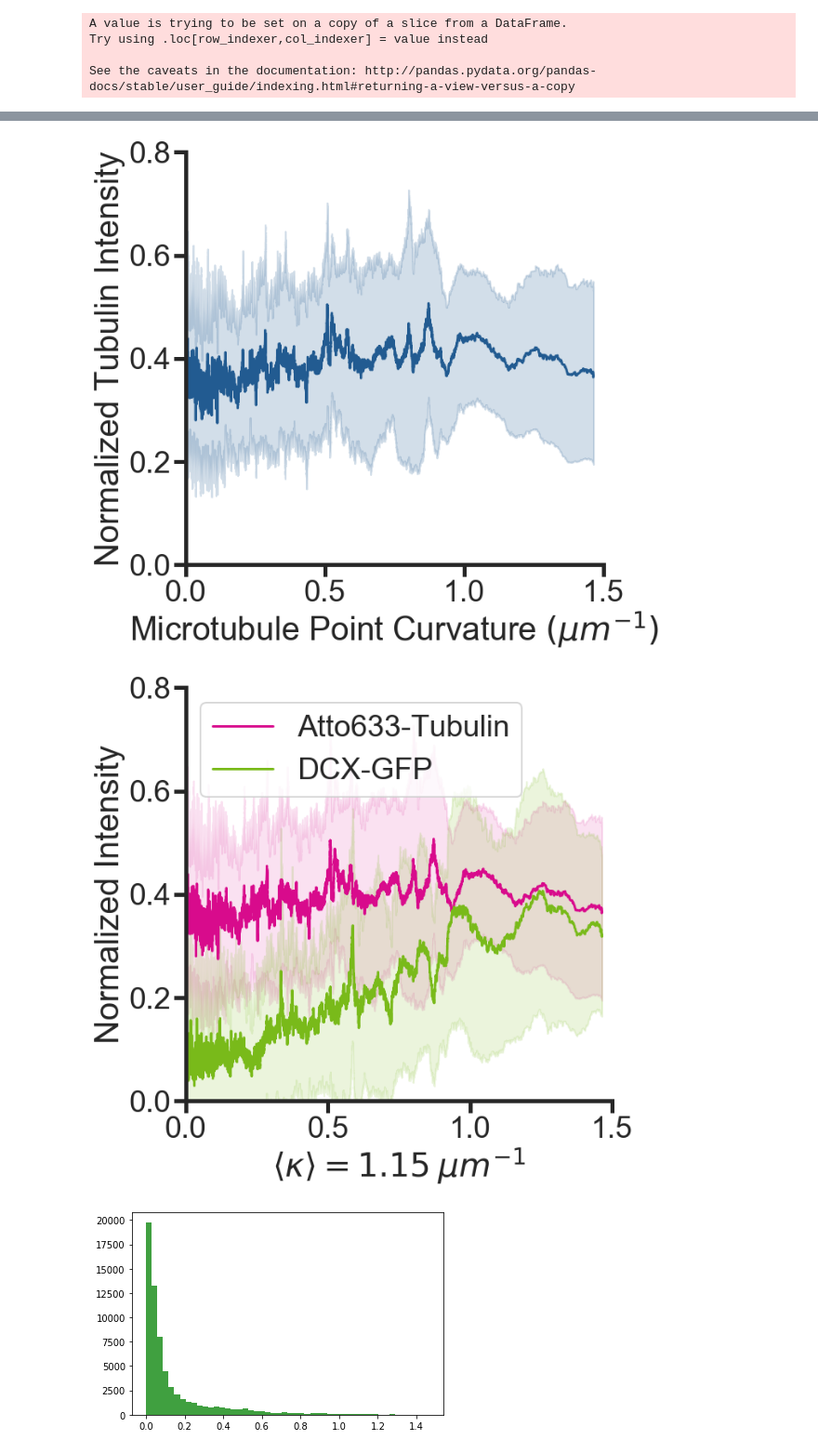
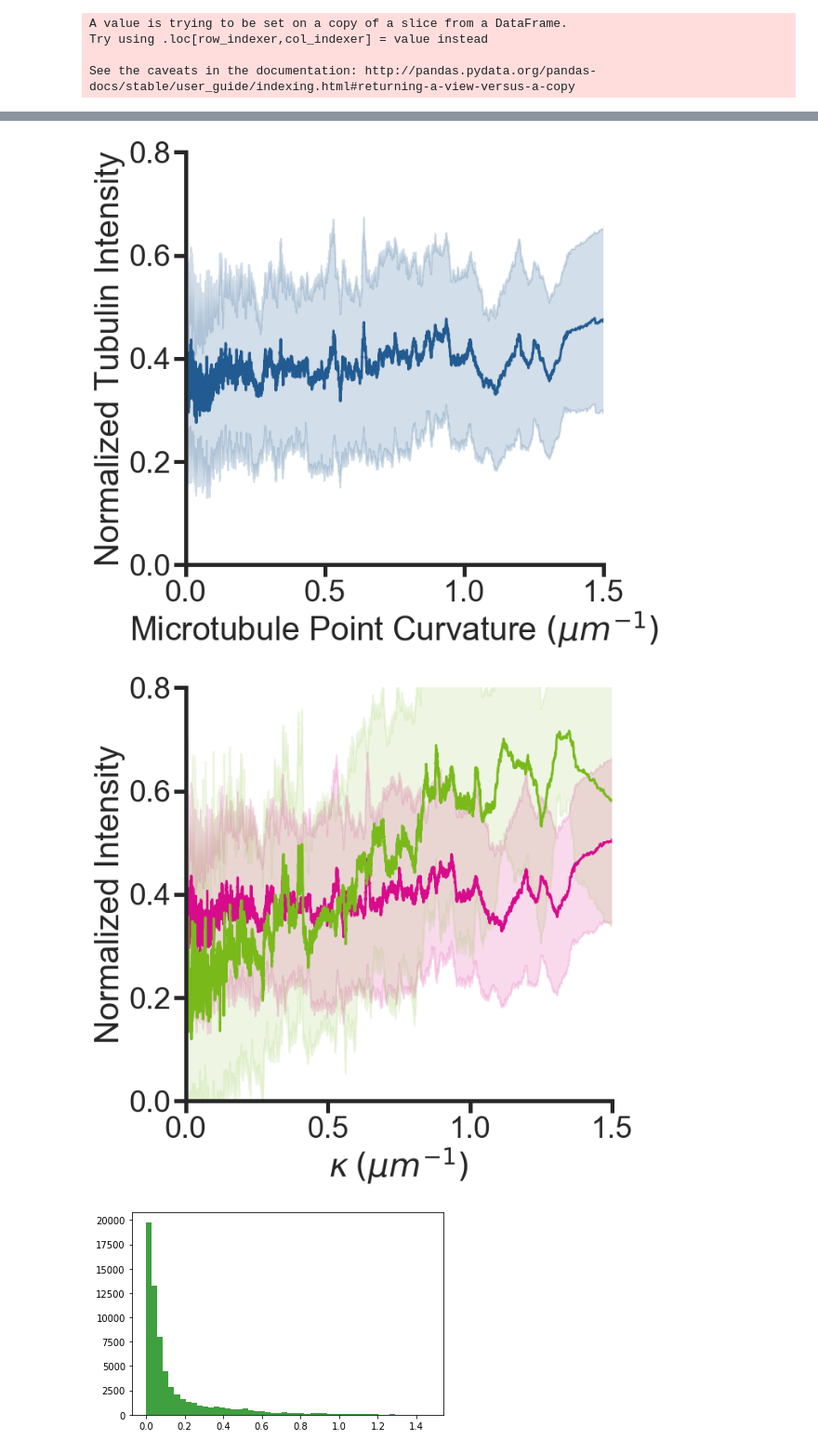
Before and after one commit to sofiacruzt/sofia-brouhardlab, a Jupyter notebook: curvature_taxol/curvature.ipynb, the cells around one changed output, grey strips where cells are left out. Shown at 93% size. Drawn from its saved outputs; the diff is of its cells as text; code cells hidden in the pictures.

```diff
--- a/curvature_taxol/curvature.ipynb
+++ b/curvature_taxol/curvature.ipynb
@@ -94,6 +92,10 @@ DCXGFPstart = str(i).find('DCXGFP')
 DCXGFPend = str(i).find('nM',DCXGFPstart)
 DCXGFP = str(i)[DCXGFPstart+6: DCXGFPend]
 
+DCXtypestart = str(i).find('type')
+DCXtypeend = str(i).find('_',DCXtypestart)
+DCXtype = str(i)[DCXtypestart+4: DCXtypeend]
 
-dates,CH,DCXGFP
+
+dates,CH,DCXGFP,DCXtype
 # %% [output]
@@ -113,6 +115,7 @@ for i in files:
         curvedata['Date'] = dates
         curvedata['CH'] = CH
         curvedata[DCXconc] = DCXGFP
+        curvedata[Type] = DCXtype
         curvedata['Filename'] = i.stem
 
         joindata = joindata.append(curvedata, ignore_index=True)
@@ -164,7 +173,7 @@ path = newmydir
 # %%
 files = [x for x in path.iterdir() if x.is_file()]
 files = [i for i in files if (str(i)[-9:] != 'Sheet.csv') == True]
-files = [i for i in files if str(i).rfind('csv') != -1 if str(i).rfind(date_today) != -1 if str(i).rfind('jointdata') != -1]
+files = [i for i in files if str(i).rfind('csv') != -1 if str(i).rfind('jointdata') != -1]
 
 files
 # %% [output]
@@ -205,5 +217,5 @@ WindowsPath('C:/Users/Brouhard Lab/OneDrive/Documentos/2022_1winter/Curvature_Da
 # %%
-alldata = joindata[['Point Curvature (um-1)','Red Intensity','Green Intensity','Date','Filename','Curve Name']]
+alldata = joindata[['Point Curvature (um-1)','Red Intensity','Green Intensity','Date','Filename','Curve Name','CH']]
 alldata.groupby(['Date', 'Filename'])["Red Intensity"].min()
 # %% [output]
 Date        Filename
@@ -387,7 +392,7 @@ plt.tight_layout()
 
 plt.savefig(path/('curvature_tub_'+date_today+'.svg'))
 # %% [output]
-[figure, old version]
+[figure, new version]
 # %%
 fig, ax = plt.subplots(1,1,figsize=(10.5,10))
 
@@ -395,38 +400,38 @@ x = dataT['Point Curvature (um-1)'].values
 mean = dataT['Rolling Intensity'].values
 std = dataT['Rolling Intensity std'].values
 
 color = magenta
 plt.plot(x, mean, color=color, label='Atto633-Tubulin')
-plt.fill_between(x, mean - std, mean + std, color=color, alpha=0.12)
+plt.fill_between(x, mean - std, mean + std, color=color, alpha=0.15)
 
 x = data['Point Curvature (um-1)'].values
 mean = data['Rolling Intensity'].values
 std = data['Rolling Intensity std'].values
 
 color = green
-plt.plot(x, mean, color=color, label='DCX-GFP')
-plt.fill_between(x, mean - std, mean + std, color=color, alpha=0.15)
+plt.plot(x, mean, color=color, label='DCX-R89G-GFP')
+plt.fill_between(x, mean - std, mean + std, color=color, alpha=0.12)
 
-ax.legend( loc = 'upper left')
+#ax.legend( loc = 'lower right')
 
 ax.set_ylabel('Normalized Intensity')
 ax.set_xlabel( r'$\kappa \: (\mu m ^{-1})$')
 #ax.set_xlabel( r'$\langle \kappa  \rangle = 1.15 \: \mu m ^{-1}$')
 ax.set_xlim(0,1.5)
 ax.set_ylim(0,0.8)
 
 sns.set_style("ticks")
 sns.despine()
 ax.spines['left'].set_lw(5)
 ax.spines['bottom'].set_lw(5)
 ax.tick_params(axis='both', width = 5, length = 15)
 sns.set_context("poster", font_scale=1.7, rc={"lines.linewidth":3.0})
 
 plt.tight_layout()
 
 plt.savefig(path/('curvature_test_'+date_today+'.svg'))
 # %% [output]
-[figure, old version]
+[figure, new version]
 # %%
 x = data['Point Curvature (um-1)'].values
 # %%
```
Also changed, not shown: parts of 22 cells of this notebook, 2 other files.
